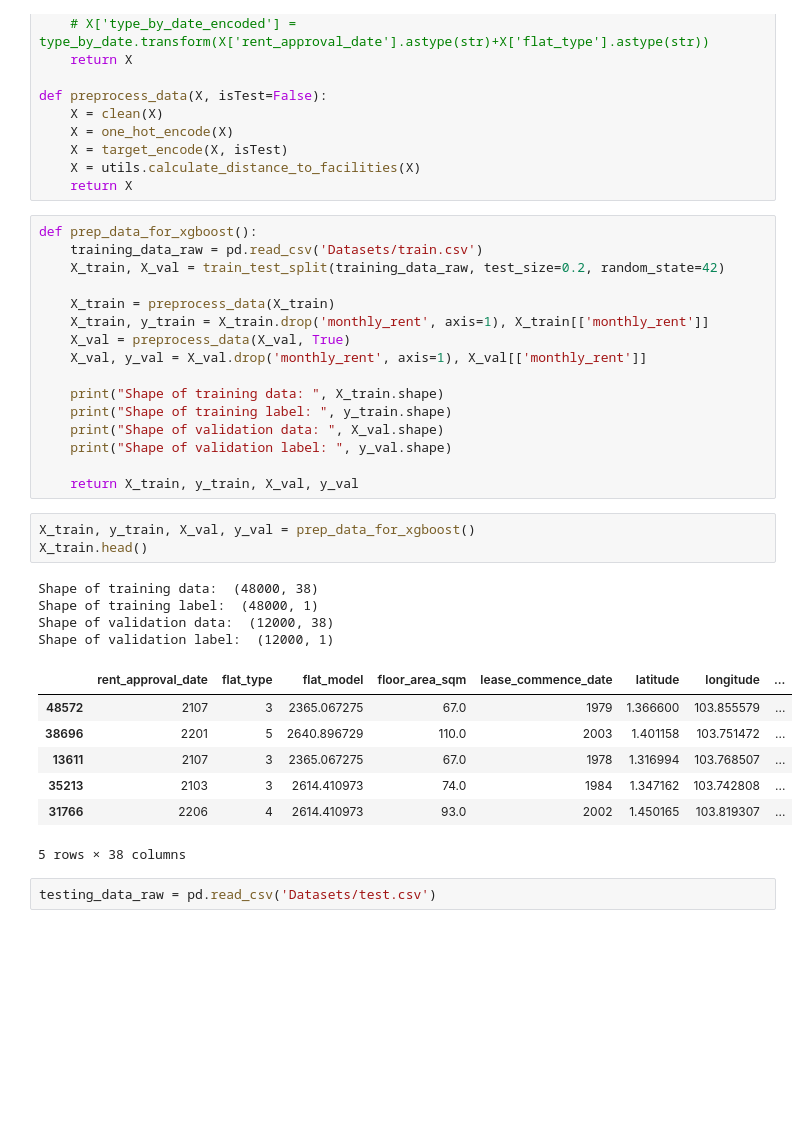
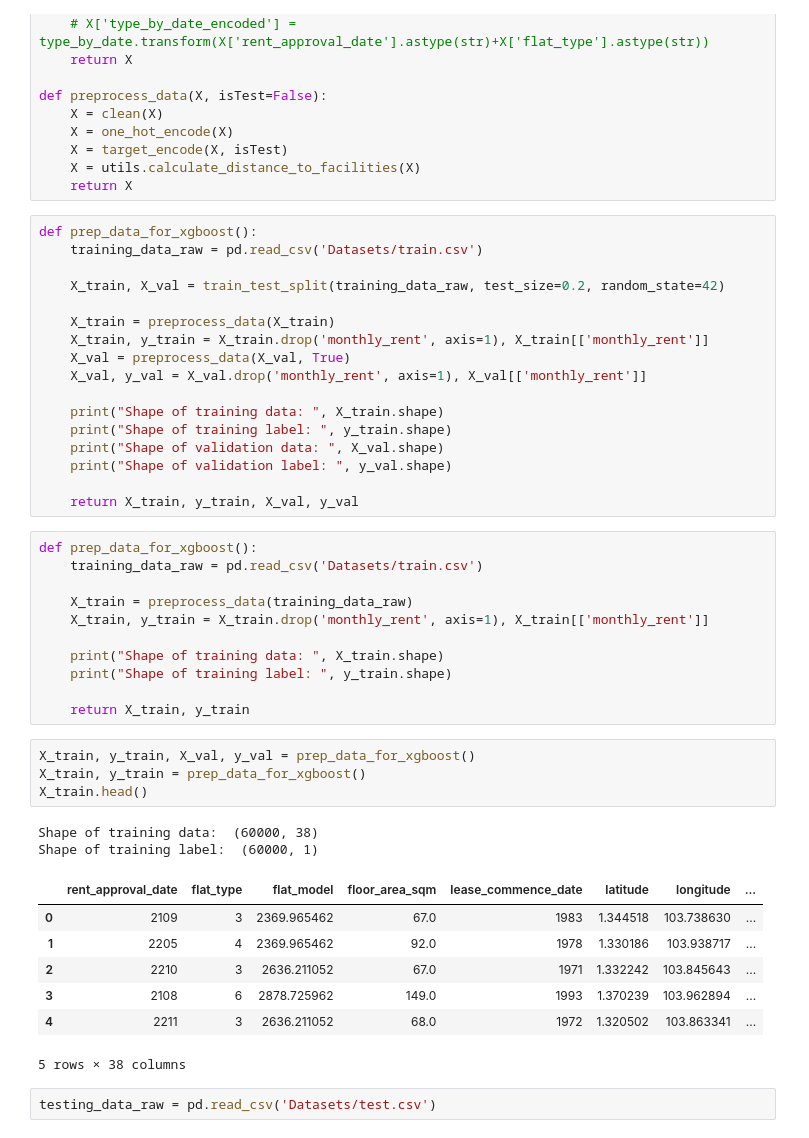
Before and after one commit to Andrewzhang217/CS5228, a Jupyter notebook: XGBoost_submission.ipynb, the cells around one changed output. Cells and saved outputs as stored; diff of their text form; blank space fills up the shorter version.

```diff
--- a/XGBoost_submission.ipynb
+++ b/XGBoost_submission.ipynb
@@ -69,6 +69,7 @@ def preprocess_data(X, isTest=False):
 # %%
 def prep_data_for_xgboost():
     training_data_raw = pd.read_csv('Datasets/train.csv')
+
     X_train, X_val = train_test_split(training_data_raw, test_size=0.2, random_state=42)
 
     X_train = preprocess_data(X_train)
@@ -82,20 +83,30 @@ def prep_data_for_xgboost():
     print("Shape of validation label: ", y_val.shape)
 
     return X_train, y_train, X_val, y_val
+# %%
+def prep_data_for_xgboost():
+    training_data_raw = pd.read_csv('Datasets/train.csv')
+
+    X_train = preprocess_data(training_data_raw)
+    X_train, y_train = X_train.drop('monthly_rent', axis=1), X_train[['monthly_rent']]
+
+    print("Shape of training data: ", X_train.shape)
+    print("Shape of training label: ", y_train.shape)
+
+    return X_train, y_train
 # %%
 X_train, y_train, X_val, y_val = prep_data_for_xgboost()
+X_train, y_train = prep_data_for_xgboost()
 X_train.head()
 # %% [output]
-Shape of training data:  (48000, 38)
-Shape of training label:  (48000, 1)
-Shape of validation data:  (12000, 38)
-Shape of validation label:  (12000, 1)
+Shape of training data:  (60000, 38)
+Shape of training label:  (60000, 1)
 |  | rent_approval_date | flat_type | flat_model | floor_area_sqm | lease_commence_date | latitude | longitude | ... |
-| 48572 | 2107 | 3 | 2365.067275 | 67.0 | 1979 | 1.366600 | 103.855579 | ... |
-| 38696 | 2201 | 5 | 2640.896729 | 110.0 | 2003 | 1.401158 | 103.751472 | ... |
-| 13611 | 2107 | 3 | 2365.067275 | 67.0 | 1978 | 1.316994 | 103.768507 | ... |
-| 35213 | 2103 | 3 | 2614.410973 | 74.0 | 1984 | 1.347162 | 103.742808 | ... |
-| 31766 | 2206 | 4 | 2614.410973 | 93.0 | 2002 | 1.450165 | 103.819307 | ... |
+| 0 | 2109 | 3 | 2369.965462 | 67.0 | 1983 | 1.344518 | 103.738630 | ... |
+| 1 | 2205 | 4 | 2369.965462 | 92.0 | 1978 | 1.330186 | 103.938717 | ... |
+| 2 | 2210 | 3 | 2636.211052 | 67.0 | 1971 | 1.332242 | 103.845643 | ... |
+| 3 | 2108 | 6 | 2878.725962 | 149.0 | 1993 | 1.370239 | 103.962894 | ... |
+| 4 | 2211 | 3 | 2636.211052 | 68.0 | 1972 | 1.320502 | 103.863341 | ... |
 5 rows × 38 columns
 # %%
 testing_data_raw = pd.read_csv('Datasets/test.csv')
```
Also changed, not shown: parts of 7 cells of this notebook.
